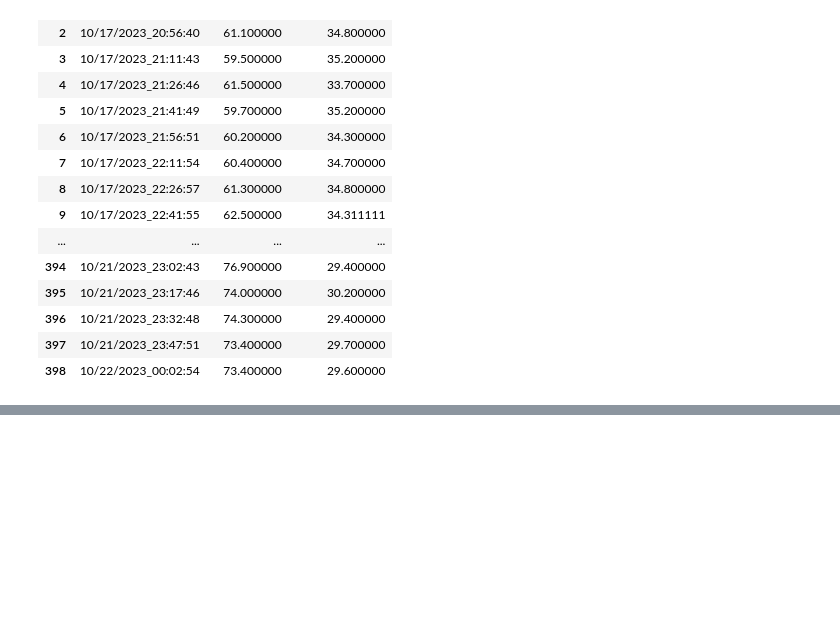
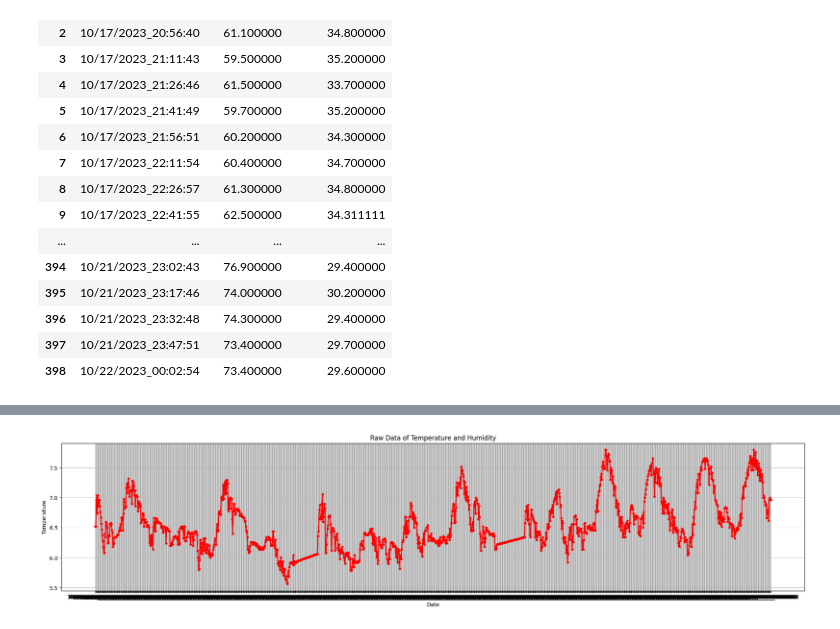
Before and after one commit to IanNoelBanta/DSP-MidtermProject, a Jupyter notebook: goodsData.ipynb, the cells around one changed output, grey strips where cells are left out. Cells and saved outputs as stored; diff of their text form; code cells hidden in the pictures; blank space fills up the shorter version.

```diff
--- a/goodsData.ipynb
+++ b/goodsData.ipynb
@@ -125,0 +335,4 @@ tempGeneral
+# %%
+fft(tempGeneral)
+yr = rfft(tempGeneral)
+ffTemp = irfft(yr, n=len(x))
@@ -125,0 +349,18 @@ tempGeneral
+# %%
+def genFF(x, date):
+	fig, ax1 = plt.subplots(figsize=(25, 5))
+	x_values = [15, 96, 192, 288, 384, 480, 576, 672, 768, 864, 960, 1056, 1152, 1248, 1344, 1349]
+
+	ax1.plot(date, x, marker='o', markersize=3, color = 'red', label="Temperature")
+
+	ax1.set_xlabel('Date')
+	ax1.set_ylabel('Temperature')
+	# ax1.tick_params(axis='y', labelcolor='tab:blue')
+
+	plt.title("Raw Data of Temperature and Humidity")
+	plt.grid()
+	plt.show()
+# %%
+genFF(ffTemp, datetemphumiDF["Date"])
+# %% [output]
+[figure, added]
```
Also changed, not shown: parts of 20 cells of this notebook.
